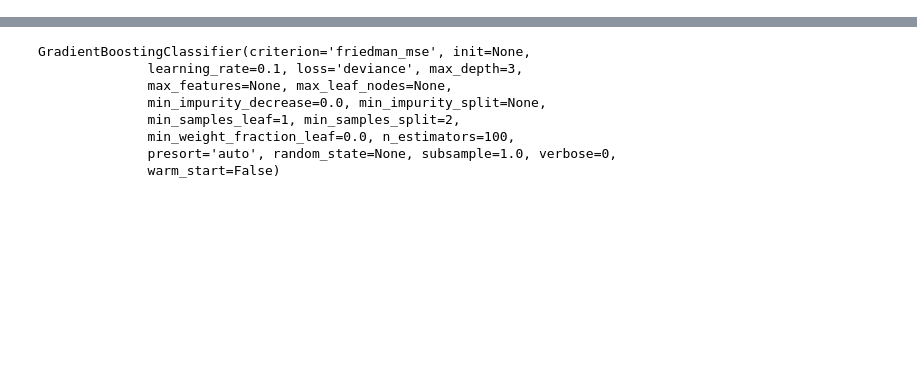
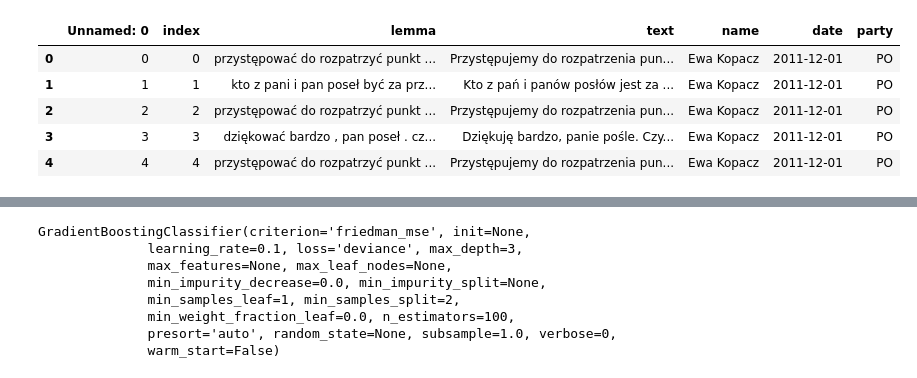
Before and after one commit to durszlaczek/nlp_workshops, a Jupyter notebook: notebooks/4.1_LIME.ipynb, the cells around one changed output, grey strips where cells are left out. Drawn from its saved outputs; the diff is of its cells as text; code cells hidden in the pictures; blank space fills up the shorter version.

```diff
--- a/notebooks/4.1_LIME.ipynb
+++ b/notebooks/4.1_LIME.ipynb
@@ -4,6 +4,15 @@ import numpy as np
 import matplotlib.pyplot as plt
 # %%
 sejm = pd.read_csv('../data/sejm.csv')
+# %%
+sejm.head()
+# %% [output]
+|  | Unnamed: 0 | index | lemma | text | name | date | party |
+| 0 | 0 | 0 | przystępować do rozpatrzyć punkt ... | Przystępujemy do rozpatrzenia pun... | Ewa Kopacz | 2011-12-01 | PO |
+| 1 | 1 | 1 | kto z pani i pan poseł być za prz... | Kto z pań i panów posłów jest za ... | Ewa Kopacz | 2011-12-01 | PO |
+| 2 | 2 | 2 | przystępować do rozpatrzyć punkt ... | Przystępujemy do rozpatrzenia pun... | Ewa Kopacz | 2011-12-01 | PO |
+| 3 | 3 | 3 | dziękować bardzo , pan poseł . cz... | Dziękuję bardzo, panie pośle. Czy... | Ewa Kopacz | 2011-12-01 | PO |
+| 4 | 4 | 4 | przystępować do rozpatrzyć punkt ... | Przystępujemy do rozpatrzenia pun... | Ewa Kopacz | 2011-12-01 | PO |
 # %%
 sejm = sejm[sejm['date'] >= '2014-01-01']
 # %%
```
Also changed, not shown: parts of 5 cells of this notebook, 1 other file.
